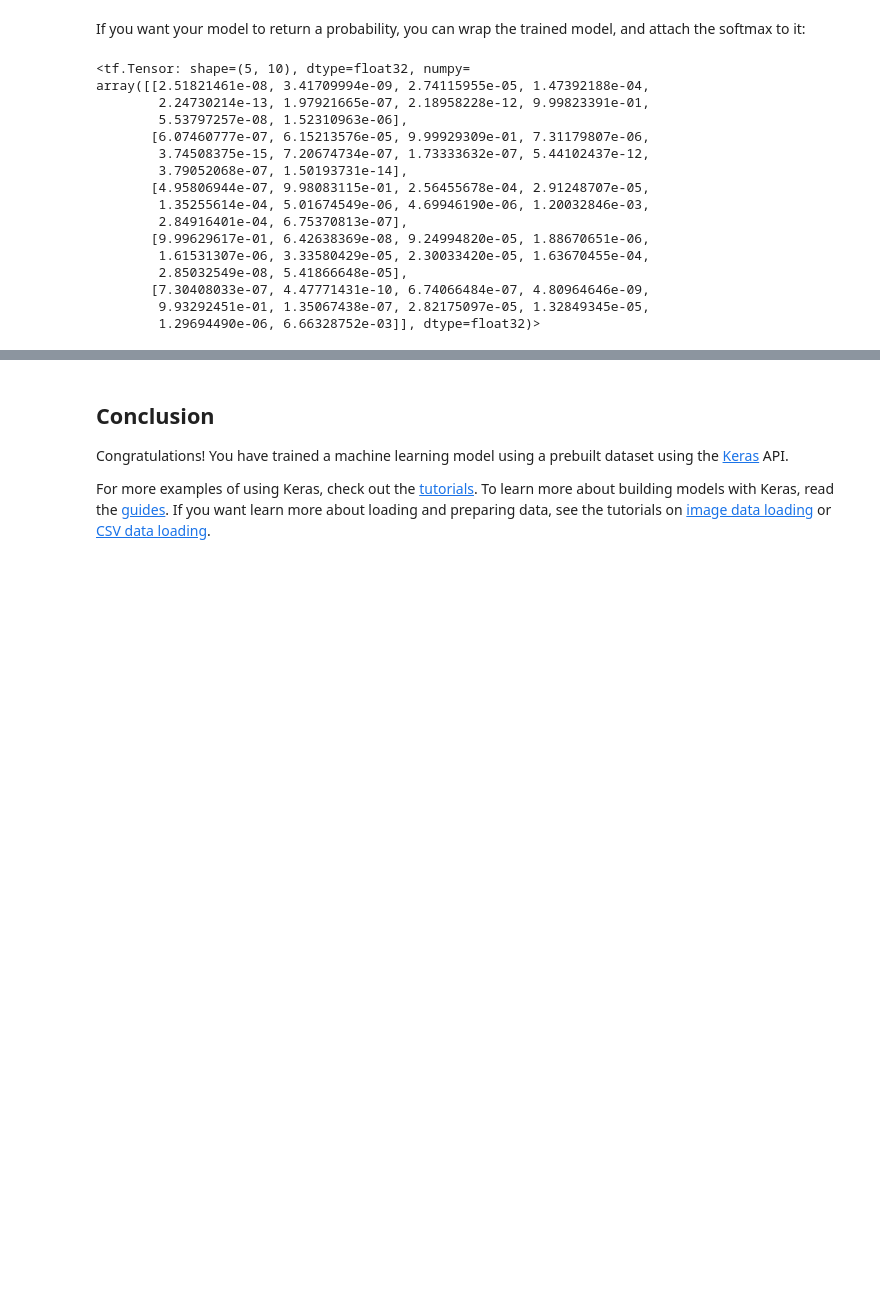
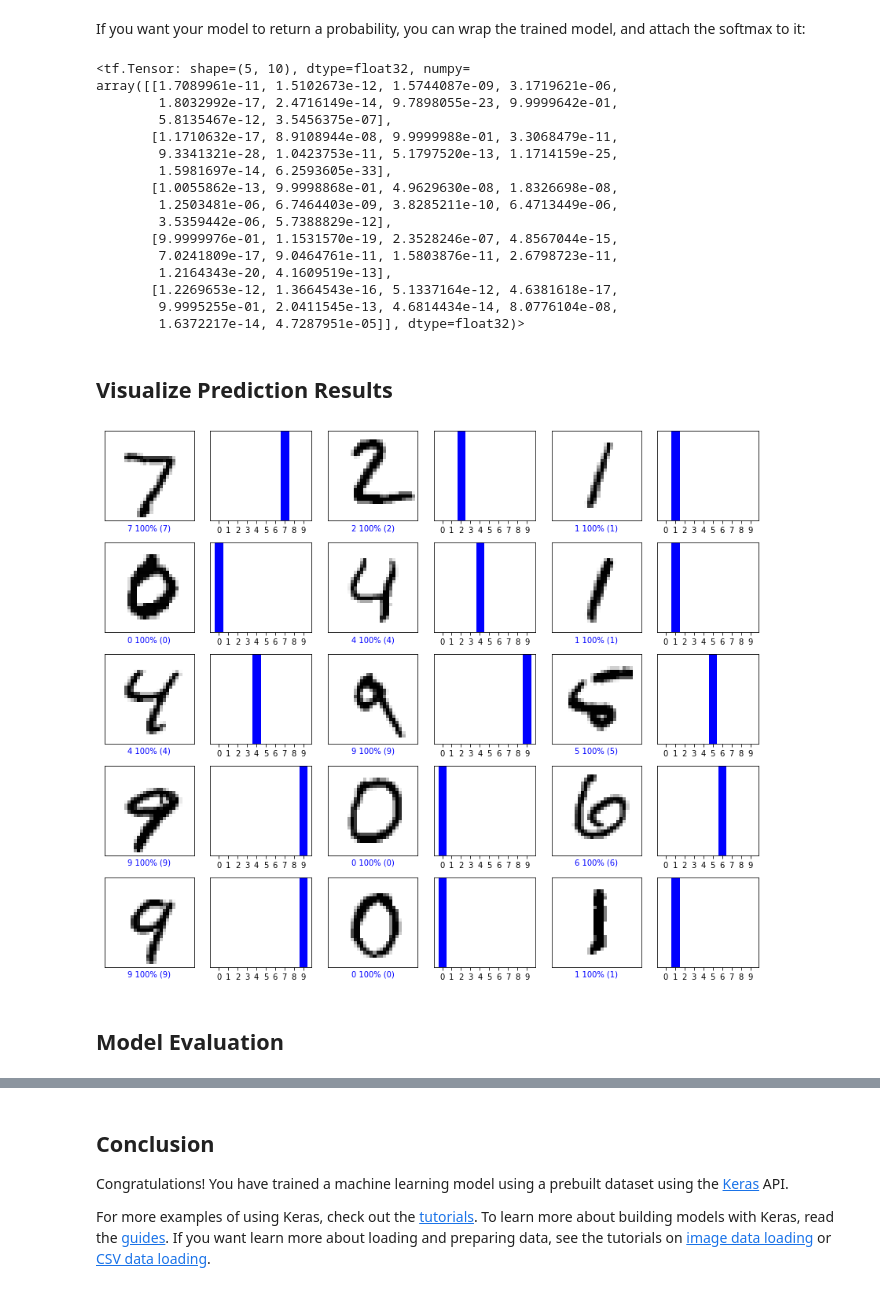
Before and after one commit to seanreed1111/genAI_demos, a Jupyter notebook: mnist_digit_calssification_tf.ipynb, the cells around one changed output, grey strips where cells are left out. Drawn from its saved outputs; the diff is of its cells as text; code cells hidden in the pictures; blank space fills up the shorter version.

```diff
--- a/mnist_digit_calssification_tf.ipynb
+++ b/mnist_digit_calssification_tf.ipynb
@@ -161,5 +193,5 @@ model.compile(optimizer='adam',
 
 Use the `Model.fit` method to adjust your model parameters and minimize the loss:
 # %%
-model.fit(x_train, y_train, epochs=5)
+history = model.fit(x_train, y_train, epochs=10)
 # %% [output]
@@ -194,18 +235,23 @@ probability_model = tf.keras.Sequential([
 probability_model(x_test[:5])
 # %% [output]
 <tf.Tensor: shape=(5, 10), dtype=float32, numpy=
-array([[2.51821461e-08, 3.41709994e-09, 2.74115955e-05, 1.47392188e-04,
-        2.24730214e-13, 1.97921665e-07, 2.18958228e-12, 9.99823391e-01,
-        5.53797257e-08, 1.52310963e-06],
-       [6.07460777e-07, 6.15213576e-05, 9.99929309e-01, 7.31179807e-06,
-        3.74508375e-15, 7.20674734e-07, 1.73333632e-07, 5.44102437e-12,
-        3.79052068e-07, 1.50193731e-14],
-       [4.95806944e-07, 9.98083115e-01, 2.56455678e-04, 2.91248707e-05,
-        1.35255614e-04, 5.01674549e-06, 4.69946190e-06, 1.20032846e-03,
-        2.84916401e-04, 6.75370813e-07],
-       [9.99629617e-01, 6.42638369e-08, 9.24994820e-05, 1.88670651e-06,
-        1.61531307e-06, 3.33580429e-05, 2.30033420e-05, 1.63670455e-04,
-        2.85032549e-08, 5.41866648e-05],
-       [7.30408033e-07, 4.47771431e-10, 6.74066484e-07, 4.80964646e-09,
-        9.93292451e-01, 1.35067438e-07, 2.82175097e-05, 1.32849345e-05,
-        1.29694490e-06, 6.66328752e-03]], dtype=float32)>
+array([[1.7089961e-11, 1.5102673e-12, 1.5744087e-09, 3.1719621e-06,
+        1.8032992e-17, 2.4716149e-14, 9.7898055e-23, 9.9999642e-01,
+        5.8135467e-12, 3.5456375e-07],
+       [1.1710632e-17, 8.9108944e-08, 9.9999988e-01, 3.3068479e-11,
+        9.3341321e-28, 1.0423753e-11, 5.1797520e-13, 1.1714159e-25,
+        1.5981697e-14, 6.2593605e-33],
+       [1.0055862e-13, 9.9998868e-01, 4.9629630e-08, 1.8326698e-08,
+        1.2503481e-06, 6.7464403e-09, 3.8285211e-10, 6.4713449e-06,
+        3.5359442e-06, 5.7388829e-12],
+       [9.9999976e-01, 1.1531570e-19, 2.3528246e-07, 4.8567044e-15,
+        7.0241809e-17, 9.0464761e-11, 1.5803876e-11, 2.6798723e-11,
+        1.2164343e-20, 4.1609519e-13],
+       [1.2269653e-12, 1.3664543e-16, 5.1337164e-12, 4.6381618e-17,
+        9.9995255e-01, 2.0411545e-13, 4.6814434e-14, 8.0776104e-08,
+        1.6372217e-14, 4.7287951e-05]], dtype=float32)>
+# %%
+#save predictions for test set as predictions_test
+predictions_test = probability_model.predict(x_test)
+# %% [markdown]
+## Visualize Prediction Results
@@ -211,0 +299,18 @@ array([[2.51821461e-08, 3.41709994e-09, 2.74115955e-05, 1.47392188e-04,
+# %%
+# Plot the first X test images, their predicted labels, and the true labels.
+# Color correct predictions in blue and incorrect predictions in red.
+num_rows = 5
+num_cols = 3
+num_images = num_rows*num_cols
+plt.figure(figsize=(2*2*num_cols, 2*num_rows))
+for i in range(num_images):
+  plt.subplot(num_rows, 2*num_cols, 2*i+1)
+  plot_image(i, predictions_test[i], y_test, x_test)
+  plt.subplot(num_rows, 2*num_cols, 2*i+2)
+  plot_value_array(i, predictions_test[i], y_test)
+plt.tight_layout()
+plt.show()
+# %% [output]
+[figure, added]
+# %% [markdown]
+## Model Evaluation
```
Also changed, not shown: parts of 15 cells of this notebook.
